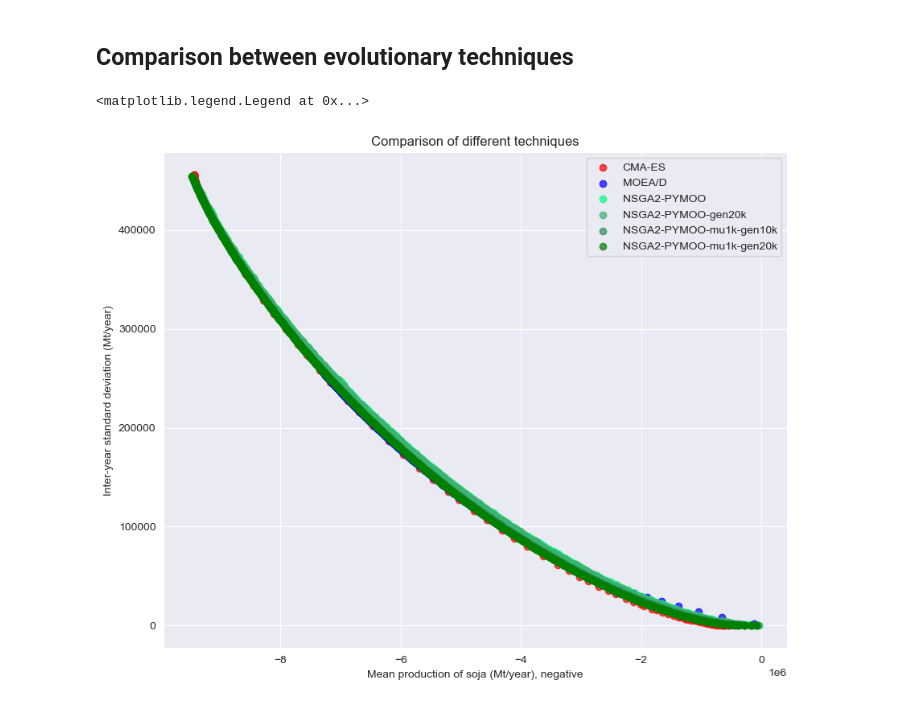
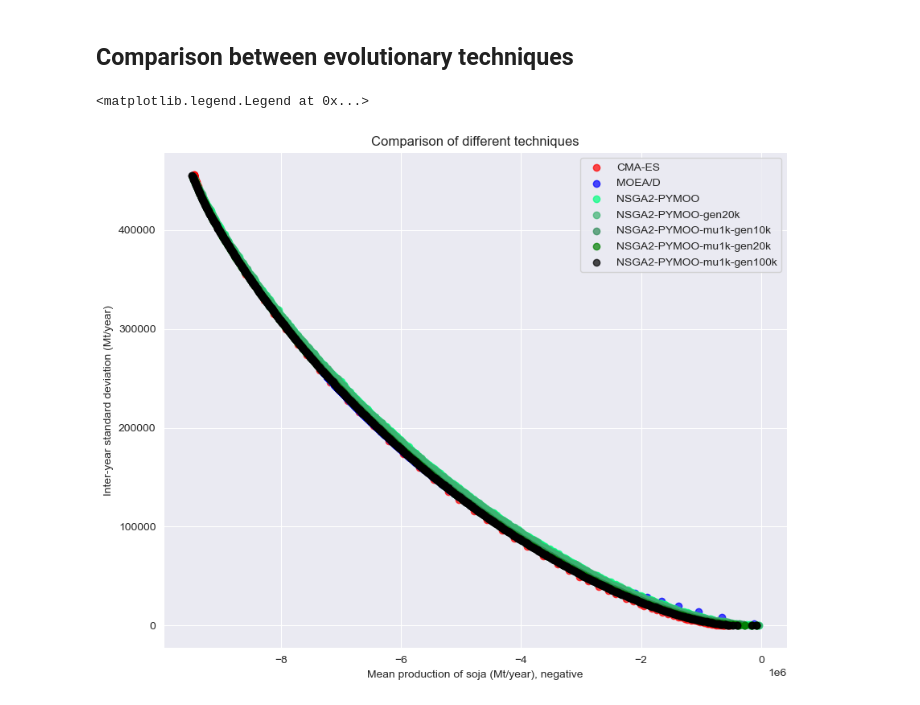
Before and after one commit to albertotonda/optimization-crop-allocation, a Jupyter notebook: src/plot_figures.ipynb, the cells around one changed output. Saved outputs shown, nothing was run; the diff lists cells and outputs as text; code cells hidden in the pictures.

```diff
--- a/src/plot_figures.ipynb
+++ b/src/plot_figures.ipynb
@@ -272,31 +272,36 @@ df_moead = pd.read_csv("../results/A_nsga2_eu27_pv/moead-mu1500-generations20k-o
 df_nsga2_pymoo = pd.read_csv("../results/A_nsga2_eu27_pv/nsga2-pymoo-mu500-generations10k-no-seeding/results.csv")
 df_nsga2_pymoo_20k = pd.read_csv("../results/A_nsga2_eu27_pv/nsga2-pymoo-mu500-generations20k-no-seeding/results.csv")
 df_nsga2_pymoo_mu1k = pd.read_csv("../results/A_nsga2_eu27_pv/nsga2-pymoo-mu1k-generations10k-no-seeding/results.csv")
 df_nsga2_pymoo_mu1k_20k = pd.read_csv(
 "../results/A_nsga2_eu27_pv/nsga2-pymoo-mu1k-generations20k-no-seeding/results.csv"
+)
+df_nsga2_pymoo_mu1k_100k = pd.read_csv(
+"../results/A_nsga2_eu27_pv/nsga2-pymoo-mu1k-generations100k-no-seeding-stagnation/2024-08-14-mean_soja-std_soja-NSGA2-mu1000-results.csv"
 )
 
 fig, ax = plt.subplots(figsize=(10,8))
 ax.scatter(df_cmaes["mean_soja"].values * (-1), df_cmaes["std_soja"], color='red',
            alpha=0.7, label="CMA-ES")
 #ax.scatter(df_nsga2["mean_soja"].values, df_nsga2["std_soja"].values, color='green',
 #           alpha=0.7, label="NSGA2")
 #ax.scatter(df_nsga2_seeding["mean_soja"].values, df_nsga2_seeding["std_soja"].values, color='orange',
 #          alpha=0.7, label="NSGA2 with seeding")
 ax.scatter(-1 * df_moead["mean_soja"].values, df_moead["std_soja"].values, color='blue',
            alpha=0.7, label="MOEA/D")
 ax.scatter(df_nsga2_pymoo["mean_soja"].values, df_nsga2_pymoo["std_soja"].values, color='springgreen',
            alpha=0.7, label="NSGA2-PYMOO")
 ax.scatter(-1 * df_nsga2_pymoo_20k["mean_soja"].values, df_nsga2_pymoo_20k["std_soja"].values, color='mediumseagreen',
           alpha=0.7, label="NSGA2-PYMOO-gen20k")
 ax.scatter(-1 * df_nsga2_pymoo_mu1k["mean_soja"].values, df_nsga2_pymoo_mu1k["std_soja"].values, color='seagreen',
           alpha=0.7, label="NSGA2-PYMOO-mu1k-gen10k")
 ax.scatter(-1 * df_nsga2_pymoo_mu1k_20k["mean_soja"].values, df_nsga2_pymoo_mu1k_20k["std_soja"].values, color='green',
           alpha=0.7, label="NSGA2-PYMOO-mu1k-gen20k")
+ax.scatter(-1 * df_nsga2_pymoo_mu1k_100k["mean_soja"].values, df_nsga2_pymoo_mu1k_100k["std_soja"].values, color='black',
+          alpha=0.7, label="NSGA2-PYMOO-mu1k-gen100k")
 ax.set_title("Comparison of different techniques")
 ax.set_xlabel("Mean production of soja (Mt/year), negative")
 ax.set_ylabel("Inter-year standard deviation (Mt/year)")
 ax.legend(loc='best')
 # %% [output]
 <matplotlib.legend.Legend at 0x...>
-[figure, old version]
+[figure, new version]
```
Also changed, not shown: 3 other files.
